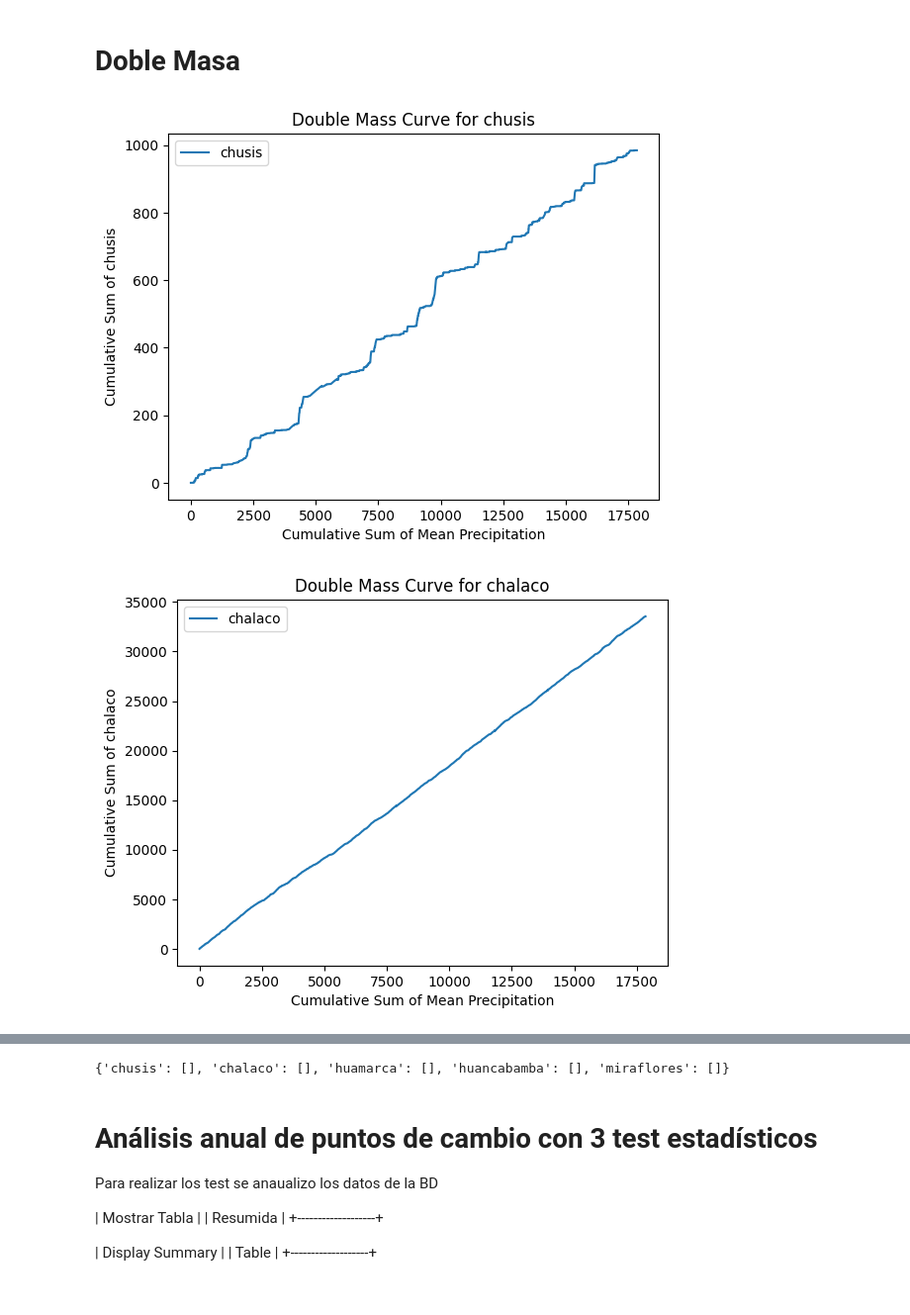
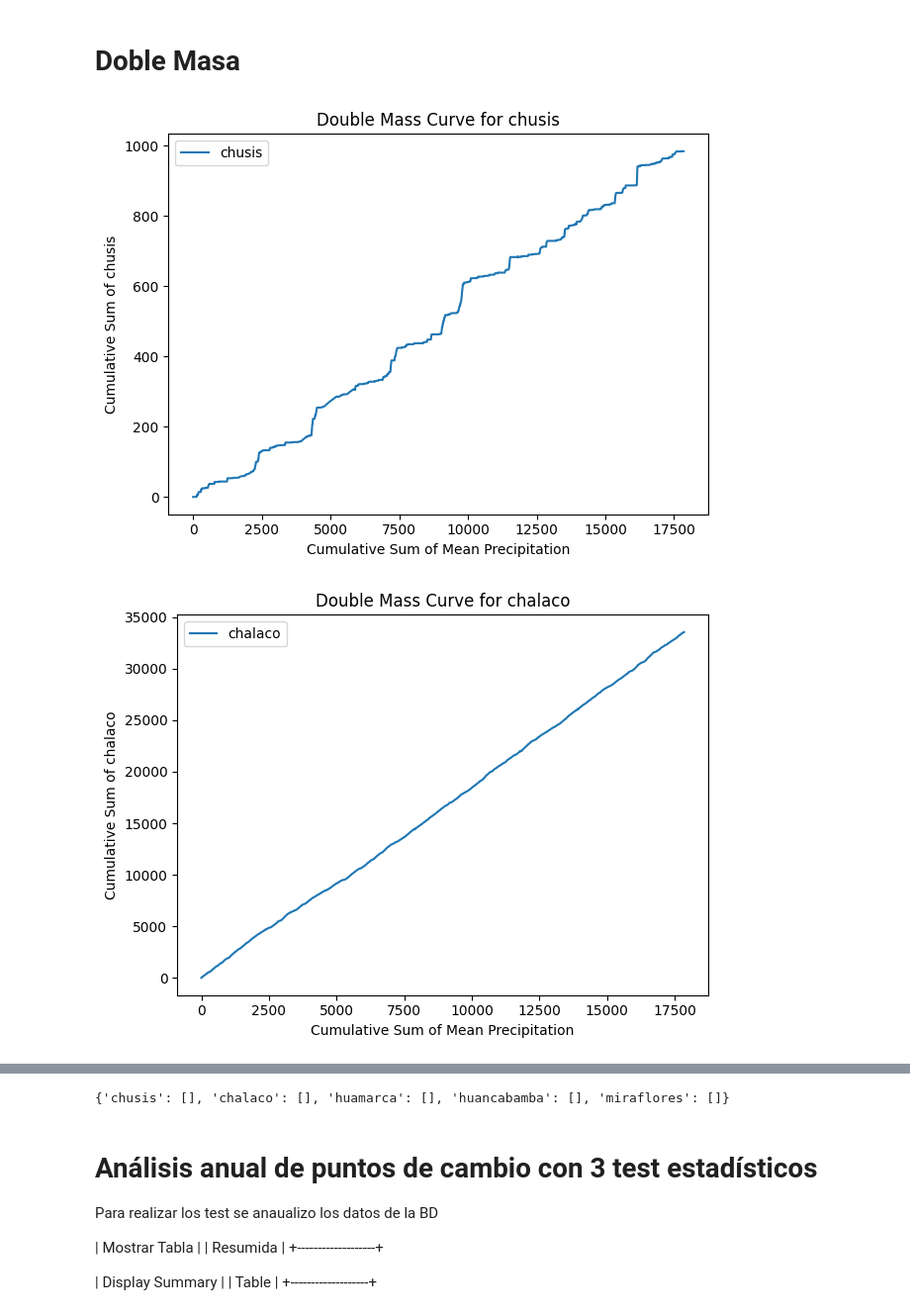
Before and after one commit to JoseZevallosR/piura_river, a Jupyter notebook: notebooks/Quality_control-Completada.ipynb, the cells around one changed output, grey strips where cells are left out. Shown: that part at 99% size. Saved outputs shown, nothing was run; the diff lists cells and outputs as text; code cells hidden in the pictures.

```diff
--- a/notebooks/Quality_control-Completada.ipynb
+++ b/notebooks/Quality_control-Completada.ipynb
@@ -88,32 +88,35 @@ def identify_breaks_dmc(df):
         # Calculate the cumulative sums for the gauge station
         cumulative_sum = df_copy[col].cumsum()
 
         # Plot the double mass curve for visual inspection (optional)
         plt.figure()
         plt.plot(cumulative_mean, cumulative_sum, label=col)
         plt.xlabel('Cumulative Sum of Mean Precipitation')
         plt.ylabel(f'Cumulative Sum of {col}')
         plt.title(f'Double Mass Curve for {col}')
         plt.legend()
+        # Adjust layout and save the plot
+        plt.tight_layout()
+        plt.savefig(f'../data/results/plots/double_mass_{col}.png', dpi=1200)
         plt.show()
 
         # Identify breaks in the slope using changes in the derivative
         derivative = np.diff(cumulative_sum) / np.diff(cumulative_mean)
         breaks = np.where(np.abs(np.diff(derivative)) > np.mean(np.abs(np.diff(derivative))) + 2 * np.std(np.abs(np.diff(derivative))))[0]
 
         # Store the indices of the breaks in the dictionary
         breaks_dict[col] = list(breaks + 1)  # +1 to account for the shift caused by np.diff
 
     return breaks_dict
 
 # Example usage:
 # Assuming df_cleaned is the filtered DataFrame from the previous step
 #breaks = identify_breaks_dmc(df_cleaned)
 df_cleaned = obs
 breaks = identify_breaks_dmc(df_cleaned)
 
 # Display the result
 print(breaks)
 # %% [output]
-[figure, old version]
+[figure, new version]
-[figure, old version]
+[figure, new version]
```
Also changed, not shown: parts of 1 cell of this notebook, 5 other files.
